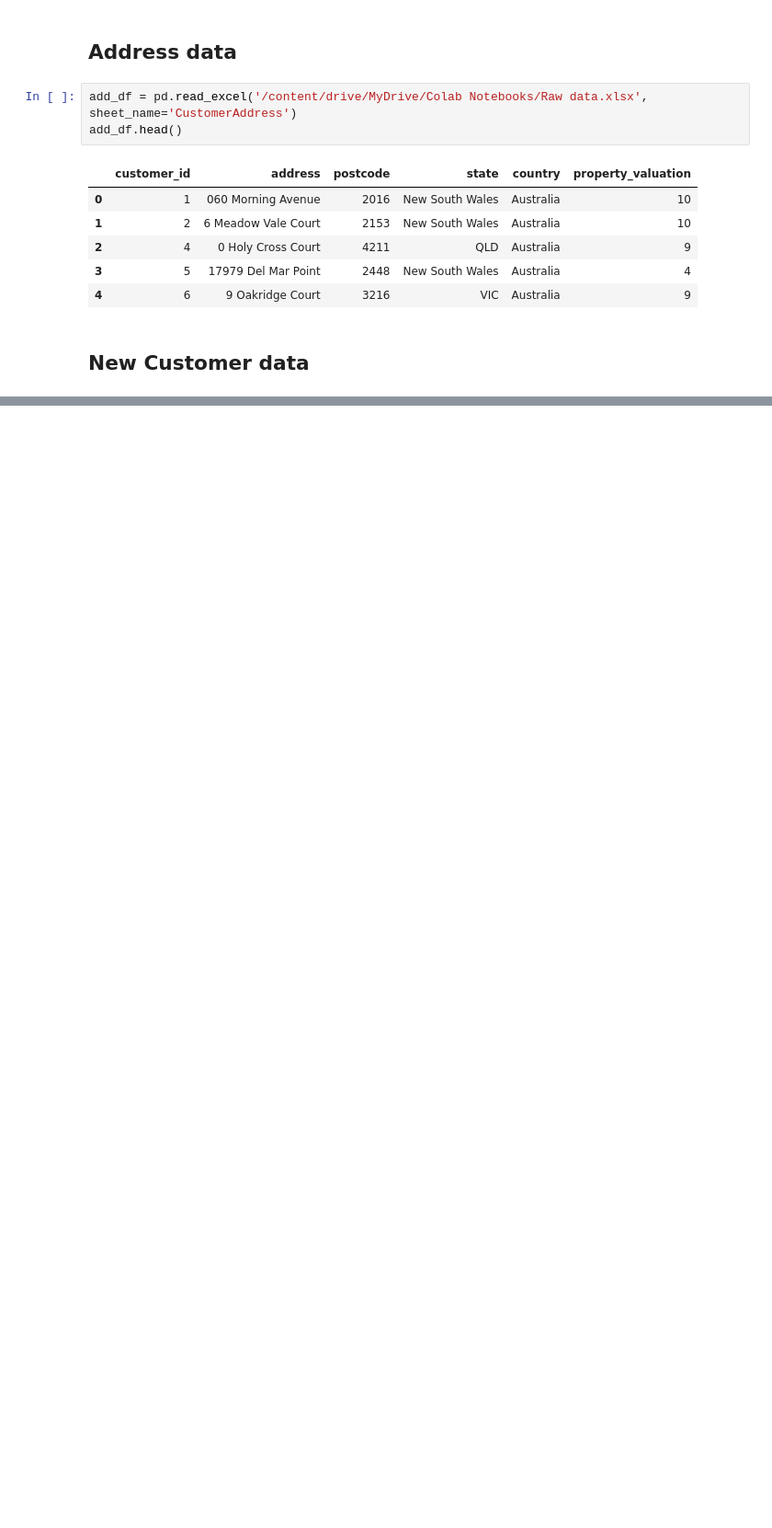
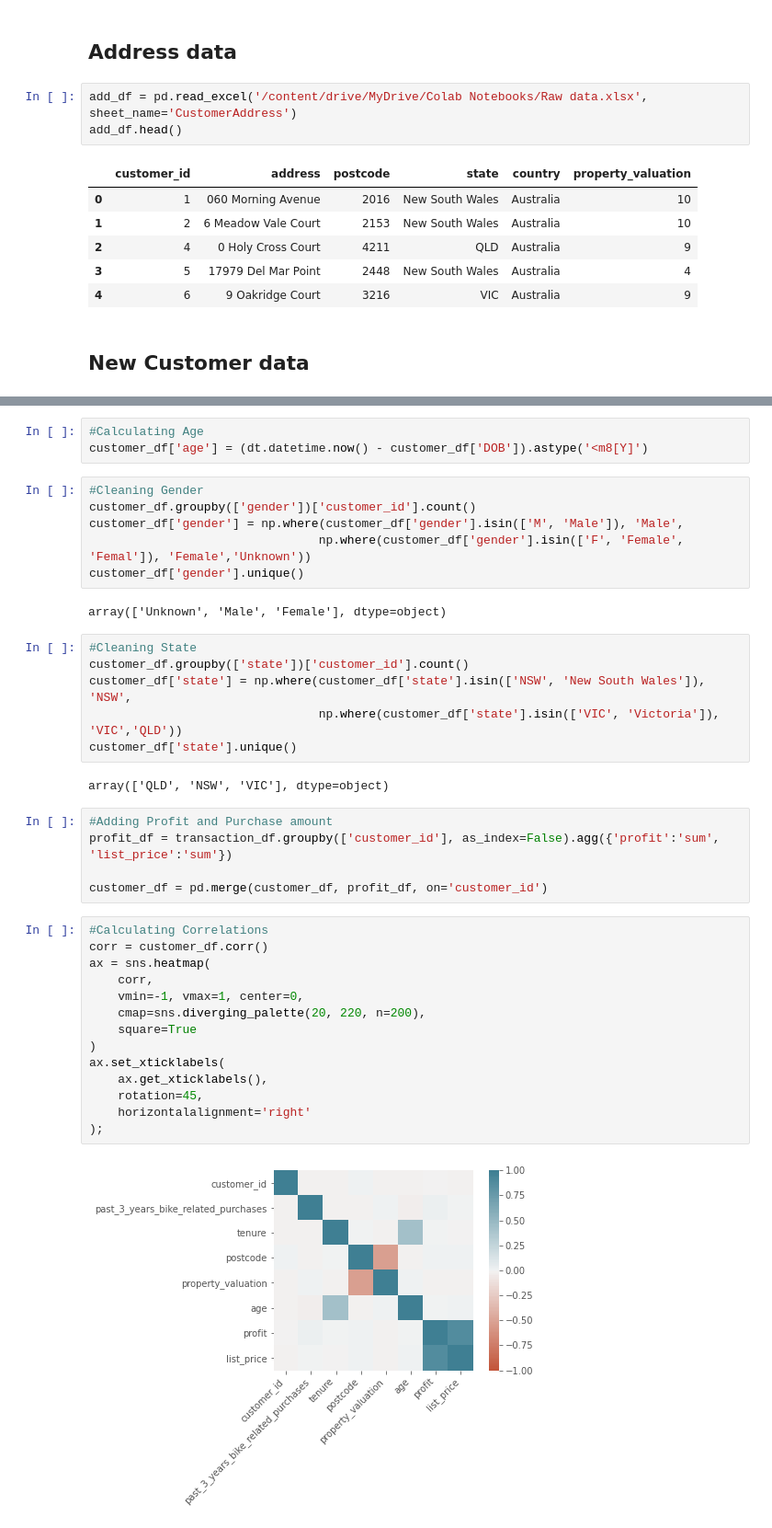
Before and after one commit to Arijit-datascience/Customer-Segmentation, a Jupyter notebook: customer_segmentation.ipynb, the cells around one changed output, grey strips where cells are left out. Shown at 92% size. Saved outputs shown, nothing was run; the diff lists cells and outputs as text; blank space fills up the shorter version.

```diff
--- a/customer_segmentation.ipynb
+++ b/customer_segmentation.ipynb
@@ -105,0 +209,40 @@ new_cust_df.head()
+# %%
+#Calculating Age
+customer_df['age'] = (dt.datetime.now() - customer_df['DOB']).astype('<m8[Y]')
+# %%
+#Cleaning Gender
+customer_df.groupby(['gender'])['customer_id'].count()
+customer_df['gender'] = np.where(customer_df['gender'].isin(['M', 'Male']), 'Male',
+                                np.where(customer_df['gender'].isin(['F', 'Female', 'Femal']), 'Female','Unknown'))
+customer_df['gender'].unique()
+# %% [output]
+array(['Unknown', 'Male', 'Female'], dtype=object)
+# %%
+#Cleaning State
+customer_df.groupby(['state'])['customer_id'].count()
+customer_df['state'] = np.where(customer_df['state'].isin(['NSW', 'New South Wales']), 'NSW',
+                                np.where(customer_df['state'].isin(['VIC', 'Victoria']), 'VIC','QLD'))
+customer_df['state'].unique()
+# %% [output]
+array(['QLD', 'NSW', 'VIC'], dtype=object)
+# %%
+#Adding Profit and Purchase amount
+profit_df = transaction_df.groupby(['customer_id'], as_index=False).agg({'profit':'sum', 'list_price':'sum'})
+
+customer_df = pd.merge(customer_df, profit_df, on='customer_id')
+# %%
+#Calculating Correlations
+corr = customer_df.corr()
+ax = sns.heatmap(
+    corr,
+    vmin=-1, vmax=1, center=0,
+    cmap=sns.diverging_palette(20, 220, n=200),
+    square=True
+)
+ax.set_xticklabels(
+    ax.get_xticklabels(),
+    rotation=45,
+    horizontalalignment='right'
+);
+# %% [output]
+[figure, added]
```
Also changed, not shown: parts of 76 cells of this notebook.
